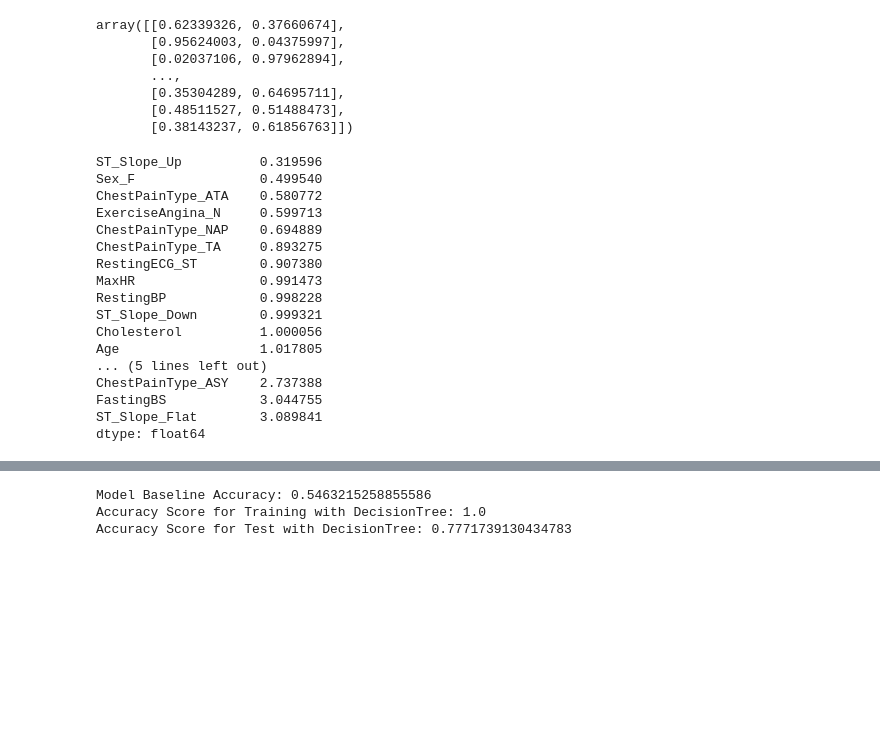
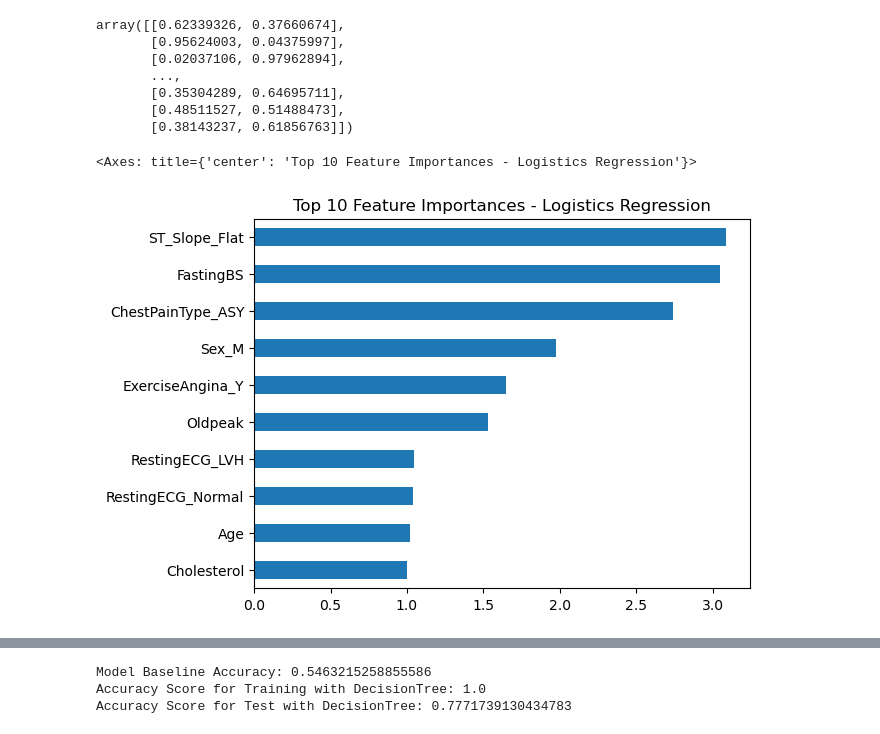
Before and after one commit to Sevenwings26/heart_disease_prediction, a Jupyter notebook: HeartDiseasePreditor.ipynb, the cells around one changed output, grey strips where cells are left out. Drawn from its saved outputs; the diff is of its cells as text; code cells hidden in the pictures; blank space fills up the shorter version.

```diff
--- a/HeartDiseasePreditor.ipynb
+++ b/HeartDiseasePreditor.ipynb
@@ -436,29 +447,18 @@ array([[0.62339326, 0.37660674],
 # %%
 ### Odd Ratio
 features = logistics_model.named_steps["onehotencoder"].get_feature_names_out()
 importances = logistics_model.named_steps["logisticregression"].coef_[0]
-odd_ratios = pd.Series(importances, index=features).sort_values()
-# odd_ratios
-# import numpy as np
+# odd_ratios = pd.Series(importances, index=features).sort_values()
 
+# convert values to odd ratios
 odds_ratios = np.exp(importances)
-odds_ratios_series = pd.Series(odds_ratios, index=features).sort_values()
-odds_ratios_series
+odds_ratios_series = pd.Series(odds_ratios, index=features).sort_values().tail(10)
+odds_ratios_series.plot(kind="barh", title="Top 10 Feature Importances - Logistics Regression")
+
+
+# Convert to Series
+# lr_series = pd.Series(importances, index=features, name="LogisticRegression")
+# .plot(kind="barh", title="Top 10 Feature Importances - Logistics Regression")
 # %% [output]
-ST_Slope_Up          0.319596
-Sex_F                0.499540
-ChestPainType_ATA    0.580772
-ExerciseAngina_N     0.599713
-ChestPainType_NAP    0.694889
-ChestPainType_TA     0.893275
-RestingECG_ST        0.907380
-MaxHR                0.991473
-RestingBP            0.998228
-ST_Slope_Down        0.999321
-Cholesterol          1.000056
-Age                  1.017805
-... (5 lines left out)
-ChestPainType_ASY    2.737388
-FastingBS            3.044755
-ST_Slope_Flat        3.089841
-dtype: float64
+<Axes: title={'center': 'Top 10 Feature Importances - Logistics Regression'}>
+[figure, added]
```
Also changed, not shown: parts of 19 cells of this notebook, 4 other files.
